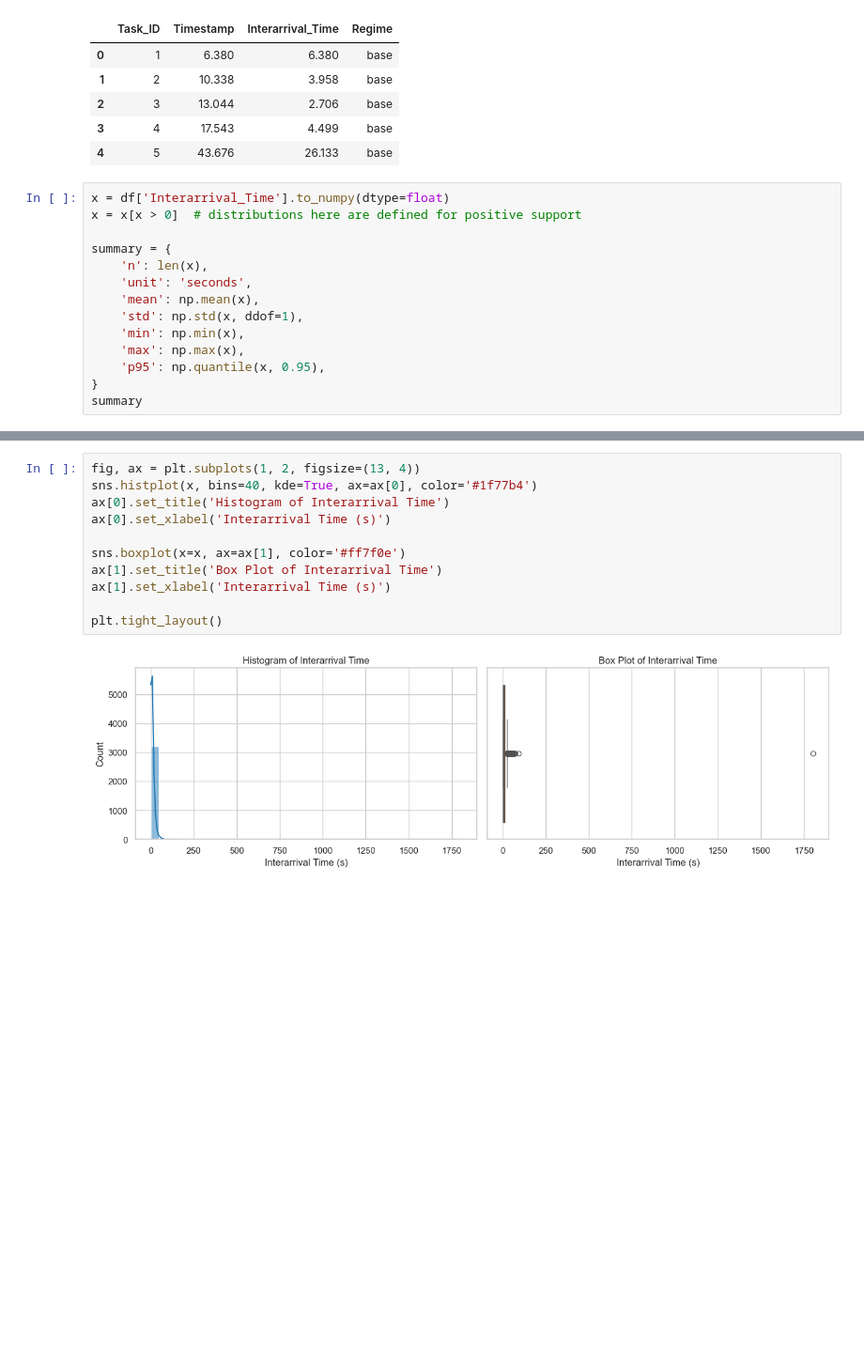
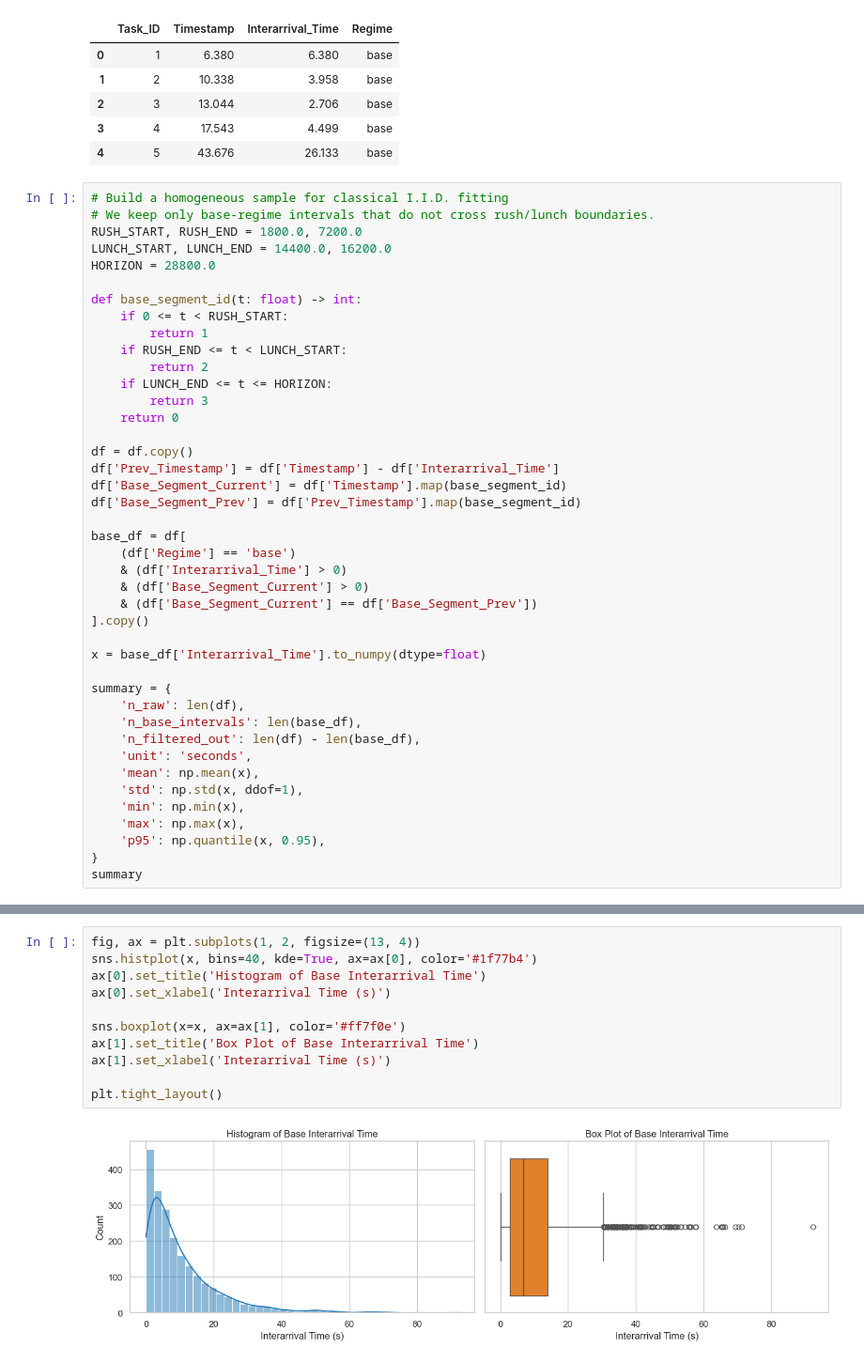
Before and after one commit to aditya1909-bit/GNN-Warehouse-Sim, a Jupyter notebook: notebooks/input_modeling_analysis.ipynb, the cells around one changed output, grey strips where cells are left out. Shown at 94% size. Cells and saved outputs as stored; diff of their text form; blank space fills up the shorter version.

```diff
--- a/notebooks/input_modeling_analysis.ipynb
+++ b/notebooks/input_modeling_analysis.ipynb
@@ -26,11 +24,39 @@ df.head()
 | 3 | 4 | 17.543 | 4.499 | base |
 | 4 | 5 | 43.676 | 26.133 | base |
 # %%
-x = df['Interarrival_Time'].to_numpy(dtype=float)
-x = x[x > 0]  # distributions here are defined for positive support
+# Build a homogeneous sample for classical I.I.D. fitting
+# We keep only base-regime intervals that do not cross rush/lunch boundaries.
+RUSH_START, RUSH_END = 1800.0, 7200.0
+LUNCH_START, LUNCH_END = 14400.0, 16200.0
+HORIZON = 28800.0
+
+def base_segment_id(t: float) -> int:
+    if 0 <= t < RUSH_START:
+        return 1
+    if RUSH_END <= t < LUNCH_START:
+        return 2
+    if LUNCH_END <= t <= HORIZON:
+        return 3
+    return 0
+
+df = df.copy()
+df['Prev_Timestamp'] = df['Timestamp'] - df['Interarrival_Time']
+df['Base_Segment_Current'] = df['Timestamp'].map(base_segment_id)
+df['Base_Segment_Prev'] = df['Prev_Timestamp'].map(base_segment_id)
+
+base_df = df[
+    (df['Regime'] == 'base')
+    & (df['Interarrival_Time'] > 0)
+    & (df['Base_Segment_Current'] > 0)
+    & (df['Base_Segment_Current'] == df['Base_Segment_Prev'])
+].copy()
+
+x = base_df['Interarrival_Time'].to_numpy(dtype=float)
 
 summary = {
-    'n': len(x),
+    'n_raw': len(df),
+    'n_base_intervals': len(base_df),
+    'n_filtered_out': len(df) - len(base_df),
     'unit': 'seconds',
     'mean': np.mean(x),
     'std': np.std(x, ddof=1),
@@ -53,15 +84,15 @@ Expected shape: right-skewed with many short intervals and a long tail. Long-tai
 # %%
 fig, ax = plt.subplots(1, 2, figsize=(13, 4))
 sns.histplot(x, bins=40, kde=True, ax=ax[0], color='#1f77b4')
-ax[0].set_title('Histogram of Interarrival Time')
+ax[0].set_title('Histogram of Base Interarrival Time')
 ax[0].set_xlabel('Interarrival Time (s)')
 
 sns.boxplot(x=x, ax=ax[1], color='#ff7f0e')
-ax[1].set_title('Box Plot of Interarrival Time')
+ax[1].set_title('Box Plot of Base Interarrival Time')
 ax[1].set_xlabel('Interarrival Time (s)')
 
 plt.tight_layout()
 # %% [output]
-[figure, old version]
+[figure, new version]
 # %% [markdown]
 ## Candidate Distributions
```
Also changed, not shown: parts of 12 cells of this notebook, 2 other files.
